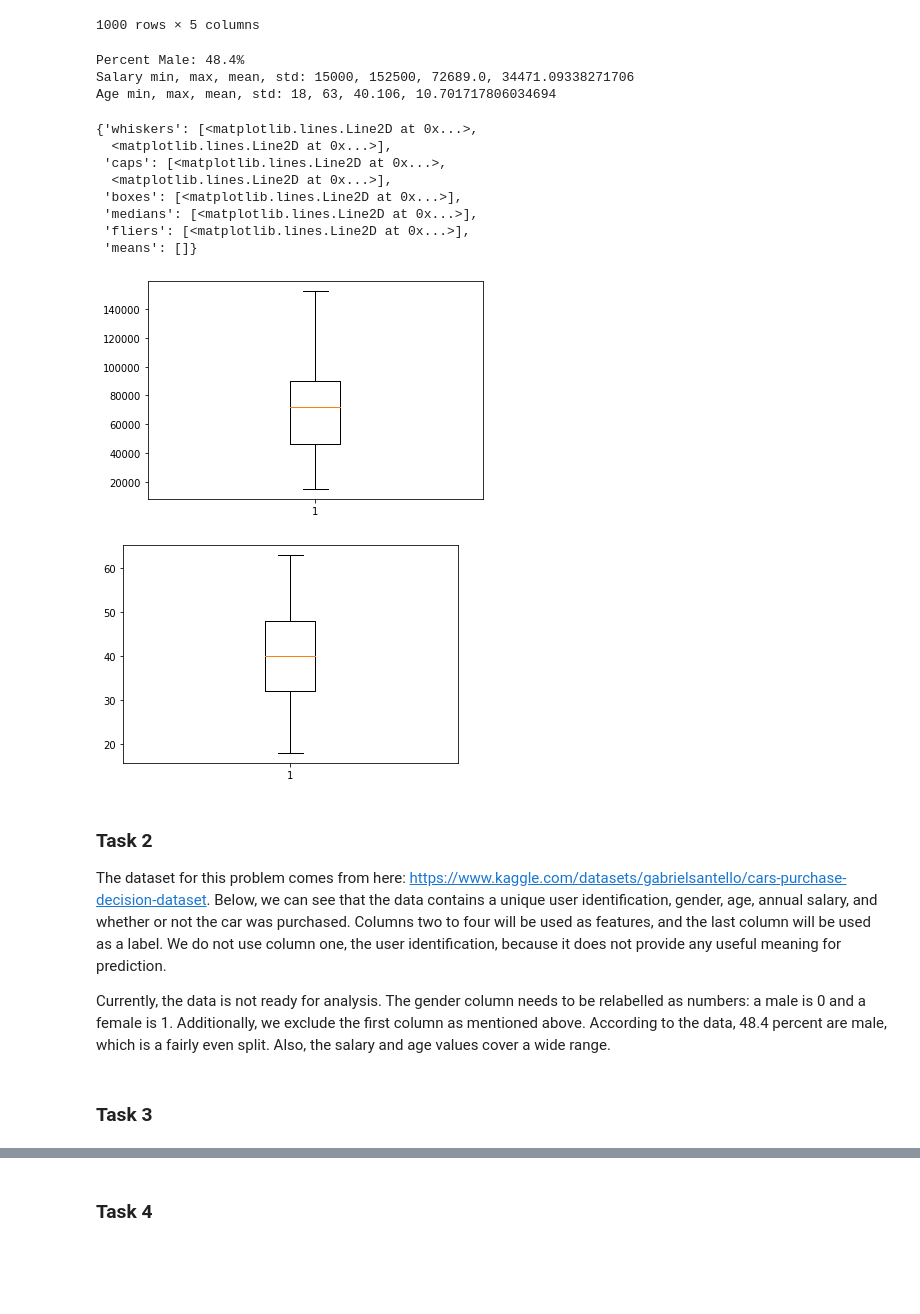
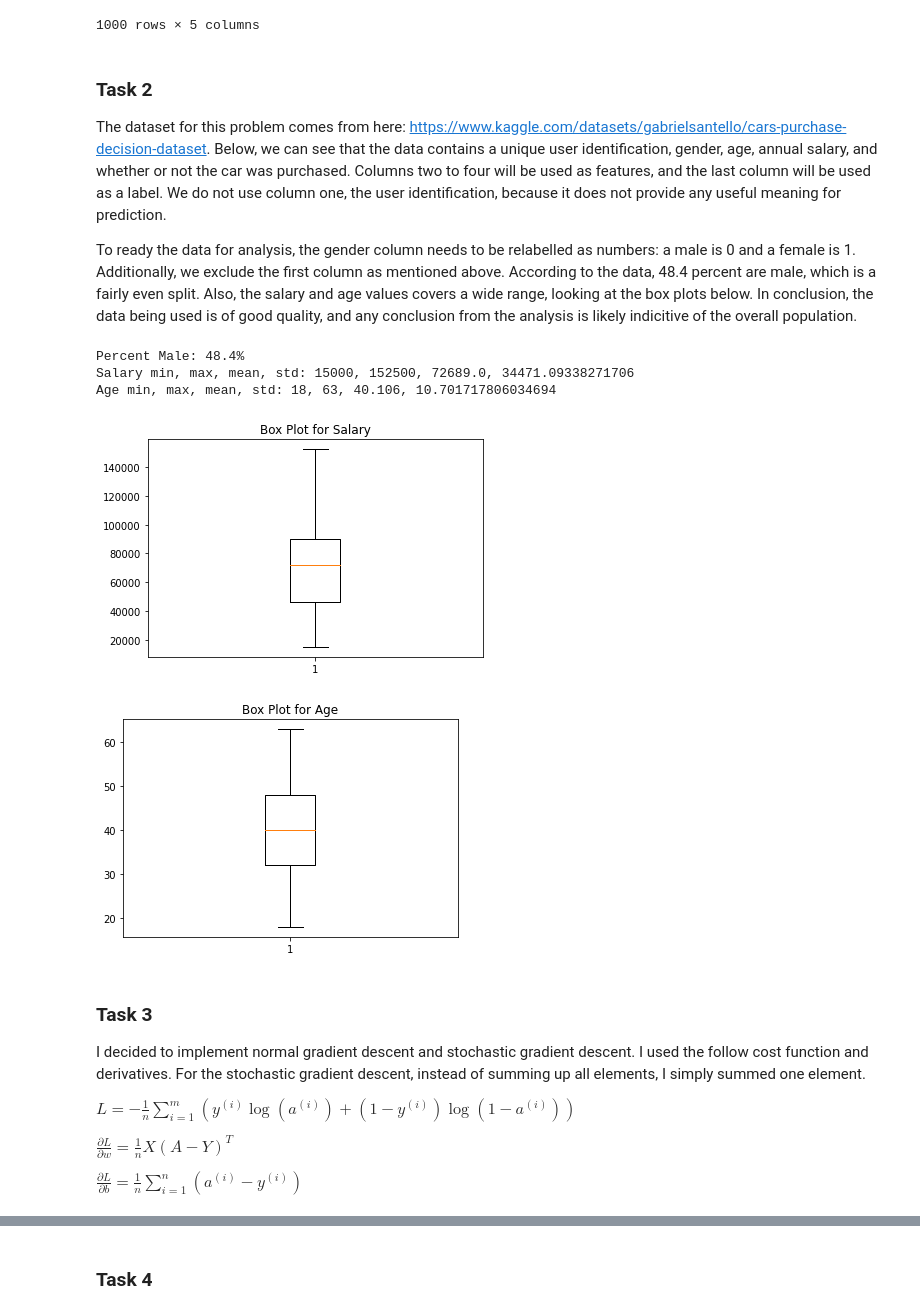
Before and after one commit to siddha20/CSCI4962, a Jupyter notebook: Homeworks/homework1/homework1.ipynb, the cells around one changed output, grey strips where cells are left out. Saved outputs shown, nothing was run; the diff lists cells and outputs as text; code cells hidden in the pictures; blank space fills up the shorter version.

```diff
--- a/Homeworks/homework1/homework1.ipynb
+++ b/Homeworks/homework1/homework1.ipynb
@@ -30,43 +30,49 @@ df
 | 998 | 299 | Female | 48 | 134000 | 1 |
 | 999 | 687 | Female | 44 | 73500 | 0 |
 1000 rows × 5 columns
+# %% [markdown]
+### Task 2
+The dataset for this problem comes from here:
+https://www.kaggle.com/datasets/gabrielsantello/cars-purchase-decision-dataset.
+Below, we can see that the data contains a unique user identification, gender,
+age, annual salary, and whether or not the car was purchased. Columns two to
+four  will be used as features, and the last column will be used as a label. We
+do not use column one, the user identification, because it does not provide any
+useful meaning for prediction.
+
+To ready the data for analysis, the gender column needs to be relabelled as
+numbers: a male is 0 and a female is 1. Additionally, we exclude the first
+column as mentioned above. According to the data, 48.4 percent are male, which
+is a fairly even split. Also, the salary and age values covers a wide range,
+looking at the box plots below. In conclusion, the data being used is of good
+quality, and any conclusion from the analysis is likely indicitive of the
+overall population.
 # %%
 print("Percent Male: {}%".format(np.sum(np.asarray([df["Gender"] == "Male"]) * 1)/10))
 print("Salary min, max, mean, std: {}, {}, {}, {}".format(np.min(df["AnnualSalary"]), np.max(df["AnnualSalary"]), np.mean(df["AnnualSalary"]), np.std(df["AnnualSalary"])))
 print("Age min, max, mean, std: {}, {}, {}, {}".format(np.min(df["Age"]), np.max(df["Age"]), np.mean(df["Age"]), np.std(df["Age"])))
 
 plt.figure(1)
+plt.title("Box Plot for Salary")
 plt.boxplot(df["AnnualSalary"])
 plt.figure(2)
+plt.title("Box Plot for Age")
 plt.boxplot(df["Age"])
+plt.show()
 # %% [output]
 Percent Male: 48.4%
 Salary min, max, mean, std: 15000, 152500, 72689.0, 34471.09338271706
 Age min, max, mean, std: 18, 63, 40.106, 10.701717806034694
-{'whiskers': [<matplotlib.lines.Line2D at 0x...>,
-  <matplotlib.lines.Line2D at 0x...>],
- 'caps': [<matplotlib.lines.Line2D at 0x...>,
-  <matplotlib.lines.Line2D at 0x...>],
- 'boxes': [<matplotlib.lines.Line2D at 0x...>],
- 'medians': [<matplotlib.lines.Line2D at 0x...>],
- 'fliers': [<matplotlib.lines.Line2D at 0x...>],
- 'means': []}
-[figure, old version]
+[figure, new version]
-[figure, old version]
+[figure, new version]
-# %% [markdown]
-### Task 2
-The dataset for this problem comes from here:
-https://www.kaggle.com/datasets/gabrielsantello/cars-purchase-decision-dataset.
-Below, we can see that the data contains a unique user identification, gender,
-age, annual salary, and whether or not the car was purchased. Columns two to
-four  will be used as features, and the last column will be used as a label. We
-do not use column one, the user identification, because it does not provide any
-useful meaning for prediction.
-
-Currently, the data is not ready for analysis. The gender column needs to be
-relabelled as numbers: a male is 0 and a female is 1. Additionally, we exclude
-the first column as mentioned above. According to the data, 48.4 percent are
-male, which is a fairly even split. Also, the salary and age values cover a
-wide range.
-# %% [markdown]
-### Task 3
+# %% [markdown]
+### Task 3
+I decided to implement normal gradient descent and stochastic gradient descent.
+I used the follow cost function and derivatives. For the stochastic gradient
+descent, instead of summing up all elements, I simply summed one element.
+
+$L = -\frac{1}{n}\sum_{i=1}^{m}(y^{(i)}\log(a^{(i)})+(1-y^{(i)})\log(1-a^{(i)}))$
+
+$\frac{\partial L}{\partial w} = \frac{1}{n}X(A-Y)^T$
+
+$\frac{\partial L}{\partial b} = \frac{1}{n} \sum_{i=1}^n (a^{(i)}-y^{(i)})$
```
Also changed, not shown: parts of 3 cells of this notebook.
